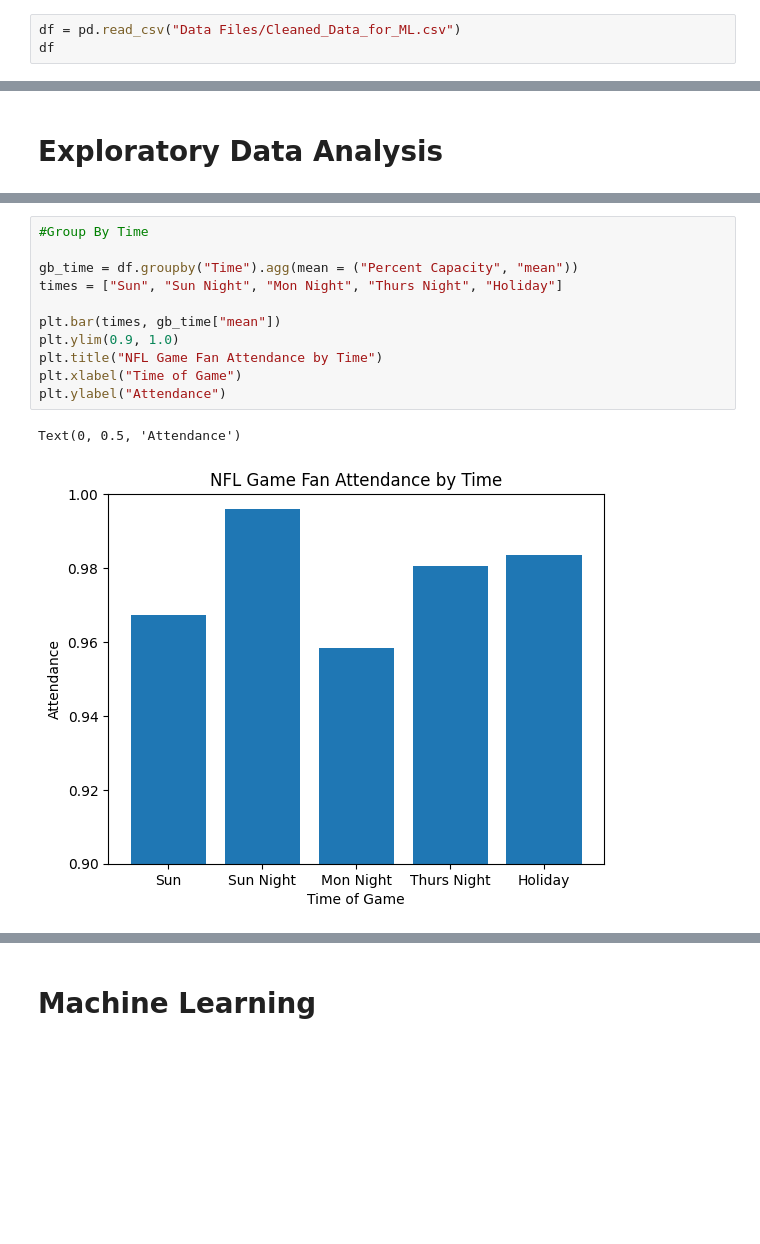
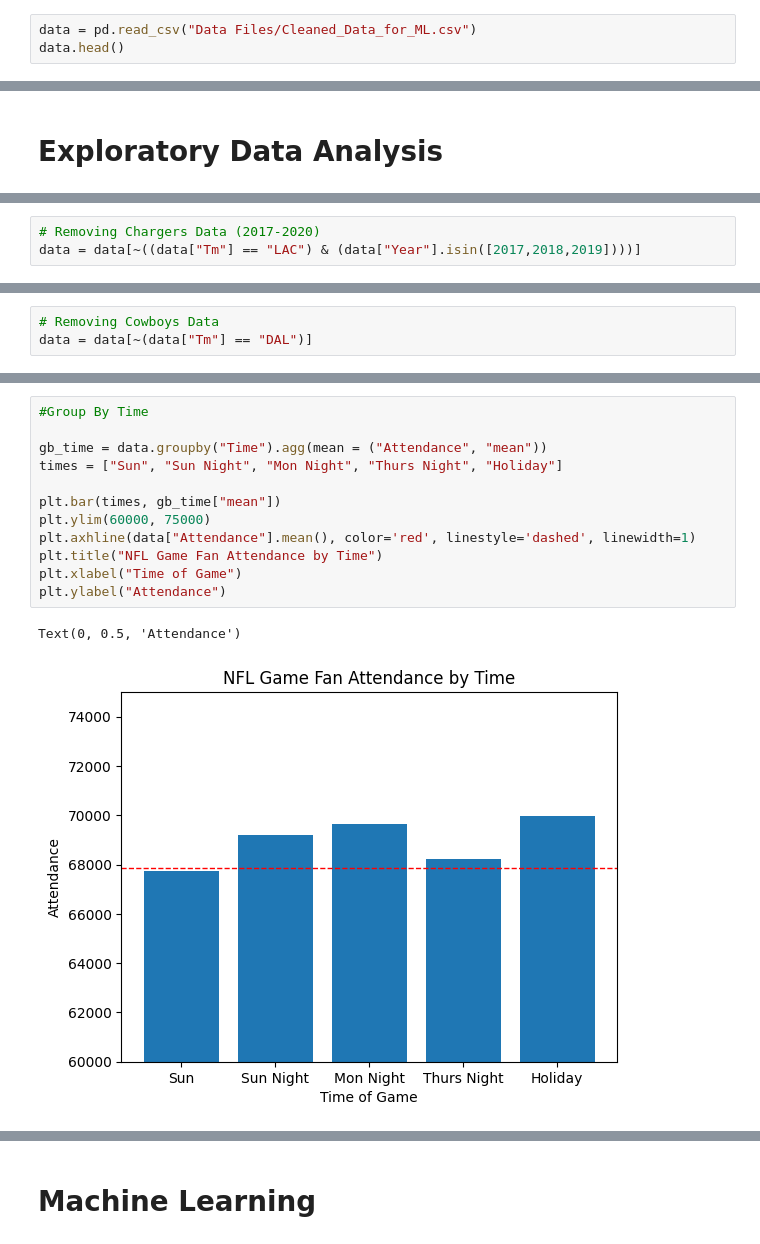
Before and after one commit to peterwoo908/NFL-Game-Attendance-Predictive-Analysis, a Jupyter notebook: EDA + Machine Learning.ipynb, the cells around one changed output, grey strips where cells are left out. Cells and saved outputs as stored; diff of their text form; blank space fills up the shorter version.

```diff
--- a/EDA + Machine Learning.ipynb
+++ b/EDA + Machine Learning.ipynb
@@ -26,4 +27,4 @@ import time
 # %%
-df = pd.read_csv("Data Files/Cleaned_Data_for_ML.csv")
-df
+data = pd.read_csv("Data Files/Cleaned_Data_for_ML.csv")
+data.head()
 # %% [output]
@@ -128,0 +86,3 @@ poor_attendance[poor_attendance["count"] > 1].sort_values(by = "count", ascendin
+# %%
+# Removing Chargers Data (2017-2020)
+data = data[~((data["Tm"] == "LAC") & (data["Year"].isin([2017,2018,2019])))]
@@ -128,0 +98,3 @@ poor_attendance[poor_attendance["count"] > 1].sort_values(by = "count", ascendin
+# %%
+# Removing Cowboys Data
+data = data[~(data["Tm"] == "DAL")]
@@ -129,14 +114,15 @@ poor_attendance[poor_attendance["count"] > 1].sort_values(by = "count", ascendin
 # %%
 #Group By Time
 
-gb_time = df.groupby("Time").agg(mean = ("Percent Capacity", "mean"))
+gb_time = data.groupby("Time").agg(mean = ("Attendance", "mean"))
 times = ["Sun", "Sun Night", "Mon Night", "Thurs Night", "Holiday"]
 
 plt.bar(times, gb_time["mean"])
-plt.ylim(0.9, 1.0)
+plt.ylim(60000, 75000)
+plt.axhline(data["Attendance"].mean(), color='red', linestyle='dashed', linewidth=1)
 plt.title("NFL Game Fan Attendance by Time")
 plt.xlabel("Time of Game")
 plt.ylabel("Attendance")
 # %% [output]
 Text(0, 0.5, 'Attendance')
-[figure, old version]
+[figure, new version]
```
Also changed, not shown: parts of 89 cells of this notebook, 3 other files.
